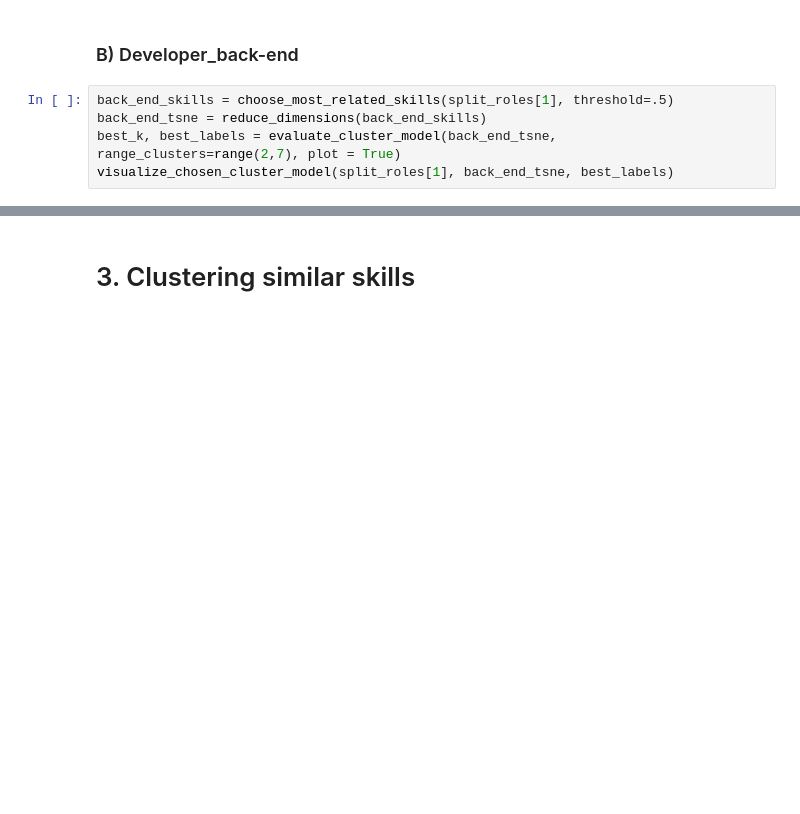
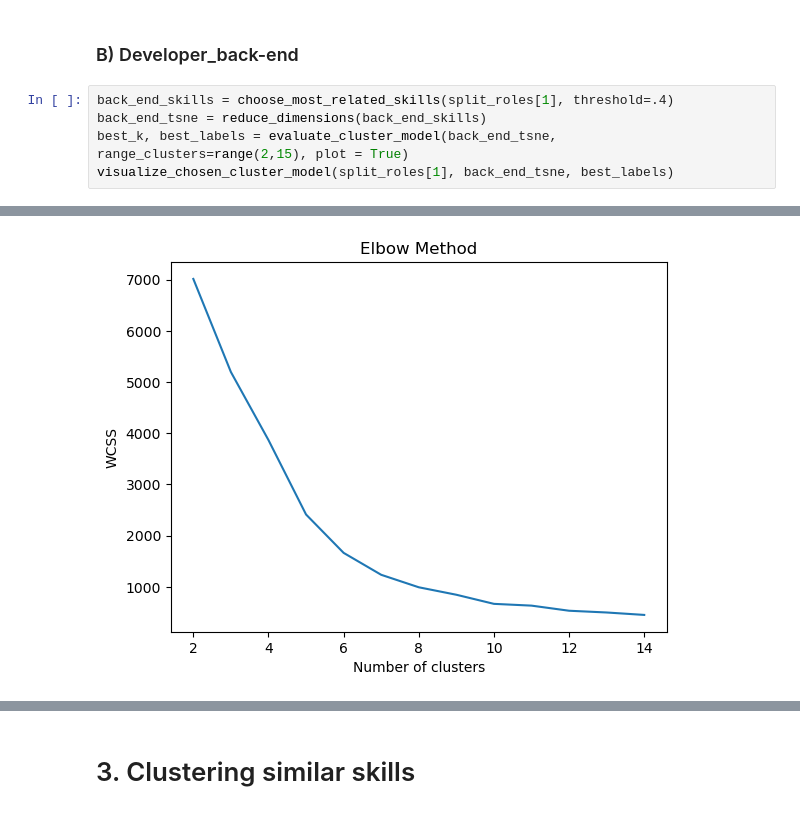
Before and after one commit to mahmoud-elgarnosy/Dev_skills_recommendations-anlytics, a Jupyter notebook: notebooks/6.0-data-preprocessing.ipynb, the cells around one changed output, grey strips where cells are left out. Saved outputs shown, nothing was run; the diff lists cells and outputs as text; blank space fills up the shorter version.

```diff
--- a/notebooks/6.0-data-preprocessing.ipynb
+++ b/notebooks/6.0-data-preprocessing.ipynb
@@ -189,12 +219,13 @@ df
 # %% [markdown]
 ### B) Developer_back-end
 # %%
-back_end_skills = choose_most_related_skills(split_roles[1], threshold=.5)
+back_end_skills = choose_most_related_skills(split_roles[1], threshold=.4)
 back_end_tsne = reduce_dimensions(back_end_skills)
-best_k, best_labels = evaluate_cluster_model(back_end_tsne, range_clusters=range(2,7), plot = True)
+best_k, best_labels = evaluate_cluster_model(back_end_tsne, range_clusters=range(2,15), plot = True)
 visualize_chosen_cluster_model(split_roles[1], back_end_tsne, best_labels)
 # %% [output]
 [interactive output not drawn]
+[figure, added]
 [interactive output not drawn]
 # %%
 for label in sorted(set(best_labels)):
```
Also changed, not shown: parts of 13 cells of this notebook.
